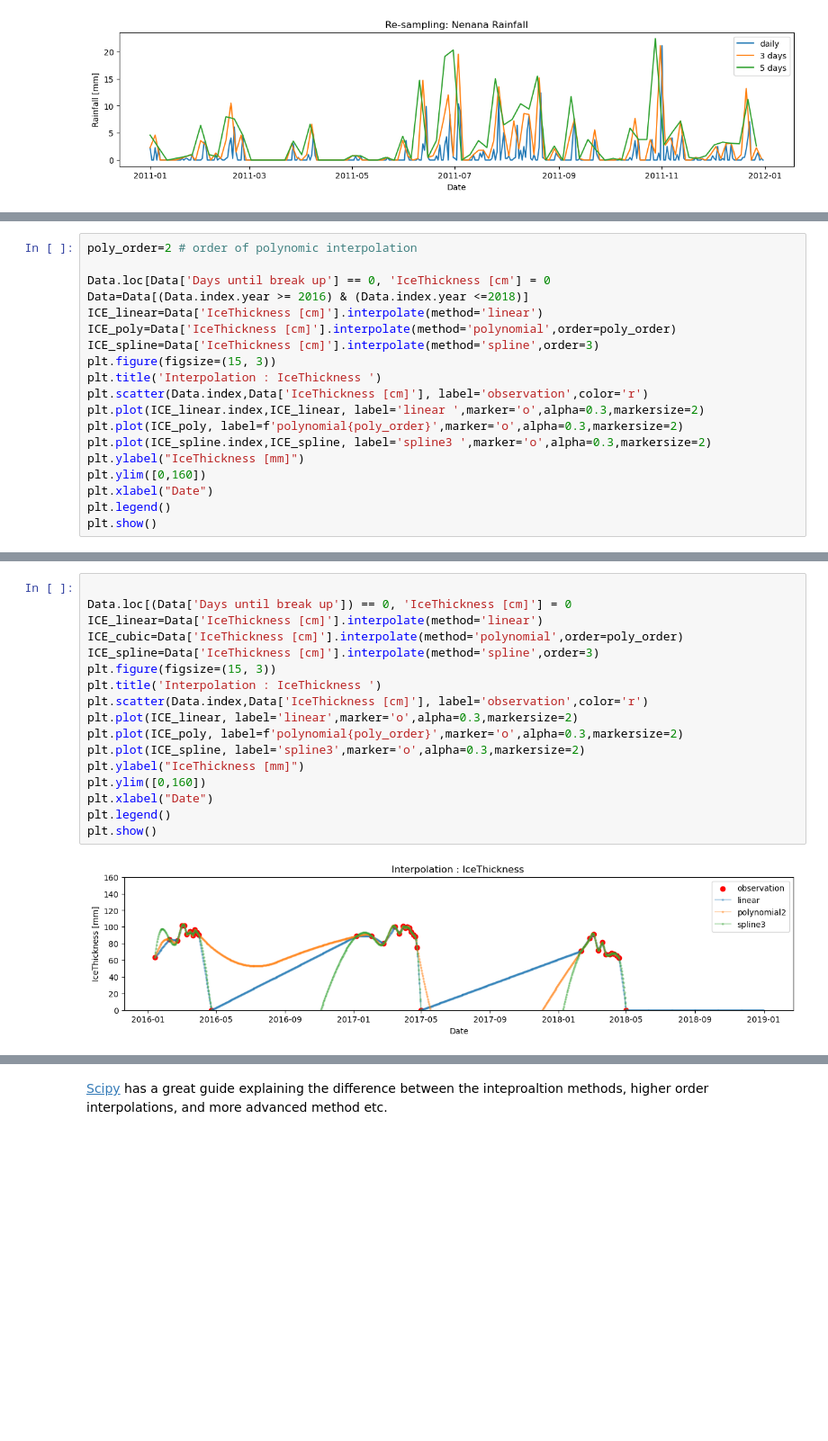
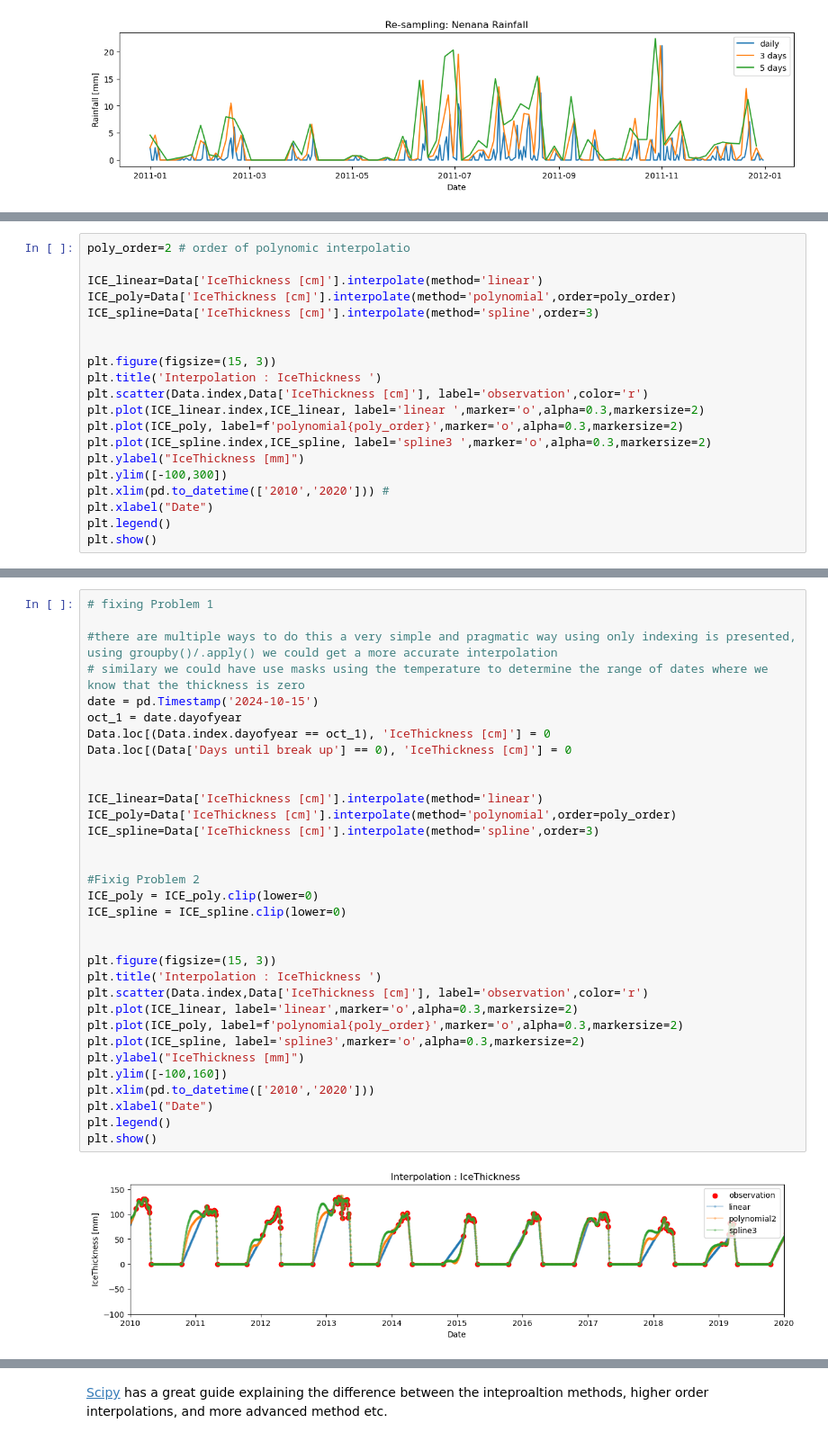
Before and after one commit to iceclassic/mude, a Jupyter notebook: book/Part_1/Resample_interp.ipynb, the cells around one changed output, grey strips where cells are left out. Shown: that part at 90% size. Cells and saved outputs as stored; diff of their text form; blank space fills up the shorter version.

Commit message:
simplified interp

```diff
--- a/book/Part_1/Resample_interp.ipynb
+++ b/book/Part_1/Resample_interp.ipynb
@@ -92,11 +88,11 @@ Use the method  [.`interpolate()`](https://pandas.pydata.org/pandas-docs/stable/
 # %%
-poly_order=2 # order of polynomic interpolation
+poly_order=2 # order of polynomic interpolatio
 
-Data.loc[Data['Days until break up'] == 0, 'IceThickness [cm'] = 0
-Data=Data[(Data.index.year >= 2016) & (Data.index.year <=2018)]
 ICE_linear=Data['IceThickness [cm]'].interpolate(method='linear')
 ICE_poly=Data['IceThickness [cm]'].interpolate(method='polynomial',order=poly_order)
 ICE_spline=Data['IceThickness [cm]'].interpolate(method='spline',order=3)
+
+
 plt.figure(figsize=(15, 3))
 plt.title('Interpolation : IceThickness ')
 plt.scatter(Data.index,Data['IceThickness [cm]'], label='observation',color='r')
@@ -104,7 +100,8 @@ plt.plot(ICE_linear.index,ICE_linear, label='linear ',marker='o',alpha=0.3,marke
 plt.plot(ICE_poly, label=f'polynomial{poly_order}',marker='o',alpha=0.3,markersize=2)
 plt.plot(ICE_spline.index,ICE_spline, label='spline3 ',marker='o',alpha=0.3,markersize=2)
 plt.ylabel("IceThickness [mm]")
-plt.ylim([0,160])
+plt.ylim([-100,300])
+plt.xlim(pd.to_datetime(['2010','2020'])) #
 plt.xlabel("Date")
 plt.legend()
 plt.show()
@@ -120,19 +120,35 @@ Use indexing to assign `IceThickness [cm]=0` at break up. (tip: remember that th
 # %%
+# fixing Problem 1
 
-Data.loc[(Data['Days until break up']) == 0, 'IceThickness [cm]'] = 0
+#there are multiple ways to do this a very simple and pragmatic way using only indexing is presented, using groupby()/.apply() we could get a more accurate interpolation
+# similary we could have use masks using the temperature to determine the range of dates where we know that the thickness is zero
+date = pd.Timestamp('2024-10-15')
+oct_1 = date.dayofyear
+Data.loc[(Data.index.dayofyear == oct_1), 'IceThickness [cm]'] = 0
+Data.loc[(Data['Days until break up'] == 0), 'IceThickness [cm]'] = 0
+
+
 ICE_linear=Data['IceThickness [cm]'].interpolate(method='linear')
-ICE_cubic=Data['IceThickness [cm]'].interpolate(method='polynomial',order=poly_order)
+ICE_poly=Data['IceThickness [cm]'].interpolate(method='polynomial',order=poly_order)
 ICE_spline=Data['IceThickness [cm]'].interpolate(method='spline',order=3)
+
+
+#Fixig Problem 2
+ICE_poly = ICE_poly.clip(lower=0)
+ICE_spline = ICE_spline.clip(lower=0)
+
+
 plt.figure(figsize=(15, 3))
 plt.title('Interpolation : IceThickness ')
 plt.scatter(Data.index,Data['IceThickness [cm]'], label='observation',color='r')
 plt.plot(ICE_linear, label='linear',marker='o',alpha=0.3,markersize=2)
 plt.plot(ICE_poly, label=f'polynomial{poly_order}',marker='o',alpha=0.3,markersize=2)
 plt.plot(ICE_spline, label='spline3',marker='o',alpha=0.3,markersize=2)
 plt.ylabel("IceThickness [mm]")
-plt.ylim([0,160])
+plt.ylim([-100,160])
+plt.xlim(pd.to_datetime(['2010','2020']))
 plt.xlabel("Date")
 plt.legend()
 plt.show()
 # %% [output]
-[figure, old version]
+[figure, new version]
```
Also changed, not shown: parts of 15 cells of this notebook.
